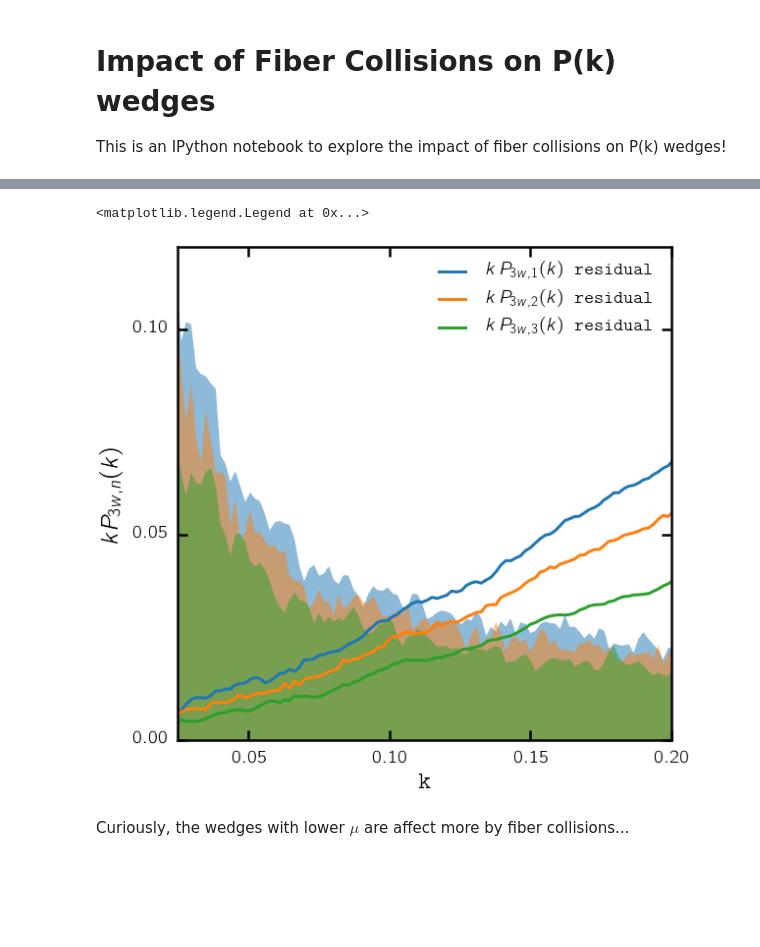
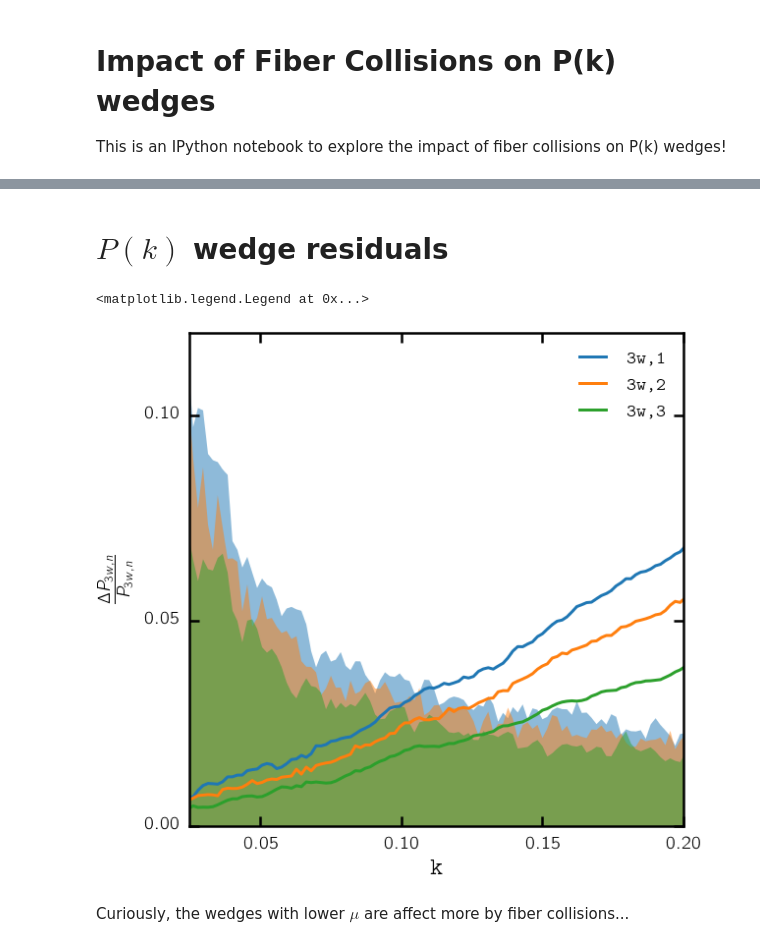
Before and after one commit to changhoonhahn/FiberCollisions, a Jupyter notebook: Pk_wedge_FC.ipynb, the cells around one changed output, grey strips where cells are left out. Saved outputs shown, nothing was run; the diff lists cells and outputs as text; code cells hidden in the pictures; blank space fills up the shorter version.

Commit message:
Pk wedge calculations

```diff
--- a/Pk_wedge_FC.ipynb
+++ b/Pk_wedge_FC.ipynb
@@ -179,8 +179,8 @@ for i_en, en in enumerate([1,2,3]):
     sub.fill_between(Pwed[0], Pwed[0]*(Pwed[1]-sigma_Pk_wedge_true[str(en)+',3']),
                      Pwed[0]*(Pwed[1]+sigma_Pk_wedge_true[str(en)+',3']), color='k', lw=0, alpha=0.5)
 
-    sub.scatter(Pwed[0], Pwed[0]*Pwed[1], c=pretty_colors[2*i_en+1], lw=0, label=r'$k\,P_{3w,'+str(en)+'}^{true}(k)$')
-    sub.plot(Pwed_NN[0], Pwed_NN[0]*Pwed_NN[1], c=pretty_colors[2*i_en+1], label=r'$k\,P_{3w,'+str(en)+'}^{NN}(k)$')
+    sub.scatter(Pwed[0], Pwed[0]*Pwed[1], c=pretty_colors[2*i_en+1], lw=0, label='True: 3w,'+str(en))
+    sub.plot(Pwed_NN[0], Pwed_NN[0]*Pwed_NN[1], c=pretty_colors[2*i_en+1], label='NN: 3w,'+str(en))
 
 sub.set_xlabel('k', fontsize=25)
 sub.set_ylabel(r'$k P_{3w, n}(k)$', fontsize=25)
@@ -195,25 +195,27 @@ sub.legend(loc='upper right', scatterpoints=1)
+# %% [markdown]
+# $P(k)$ wedge residuals
 # %%
 fig = plt.figure(figsize=(9,9))
 sub = fig.add_subplot(111)
 
 for i_en, en in enumerate([1,2,3]):
     Pwed = [avg_Pk_wedge_true['k'], avg_Pk_wedge_true[str(en)+',3']]
     Pwed_NN = [avg_Pk_wedge_NN['k'], avg_Pk_wedge_NN[str(en)+',3']]
 
     sub.fill_between(Pwed[0], np.zeros(len(Pwed[1])), sigma_Pk_wedge_true[str(en)+',3']/Pwed[1], color=pretty_colors[2*i_en+1], lw=0, alpha=0.5)
 
-    sub.plot(Pwed[0], np.abs(Pwed_NN[1] - Pwed[1])/Pwed[1], c=pretty_colors[2*i_en+1], lw=3, label=r'$k\,P_{3w,'+str(en)+'}(k)$ residual')
+    sub.plot(Pwed[0], np.abs(Pwed_NN[1] - Pwed[1])/Pwed[1], c=pretty_colors[2*i_en+1], lw=3, label=r'3w,'+str(en))
     #sub.plot(Pwed_NN[0], Pwed_NN[0]*Pwed_NN[1], c=pretty_colors[i_en+1], label=r'$k\,P_{3w,'+str(en)+'}^{NN}(k)$')
 
 sub.set_xlabel('k', fontsize=25)
-sub.set_ylabel(r'$k P_{3w, n}(k)$', fontsize=25)
+sub.set_ylabel(r'$\frac{\Delta P_{3w, n}}{P_{3w,n}}$', fontsize=25)
 sub.set_xlim([0.025, 0.2])
 sub.set_ylim([0., 0.12])
 sub.set_xticks([0.05, 0.10, 0.15, 0.2])
 sub.set_yticks([0., 0.05, 0.1])
 sub.legend(loc='upper right', scatterpoints=1)
 # %% [output]
 <matplotlib.legend.Legend at 0x...>
-[figure, old version]
+[figure, new version]
 # %% [markdown]
 Curiously, the wedges with lower $\mu$ are affect more by fiber collisions...
```
Also changed, not shown: parts of 7 cells of this notebook.
